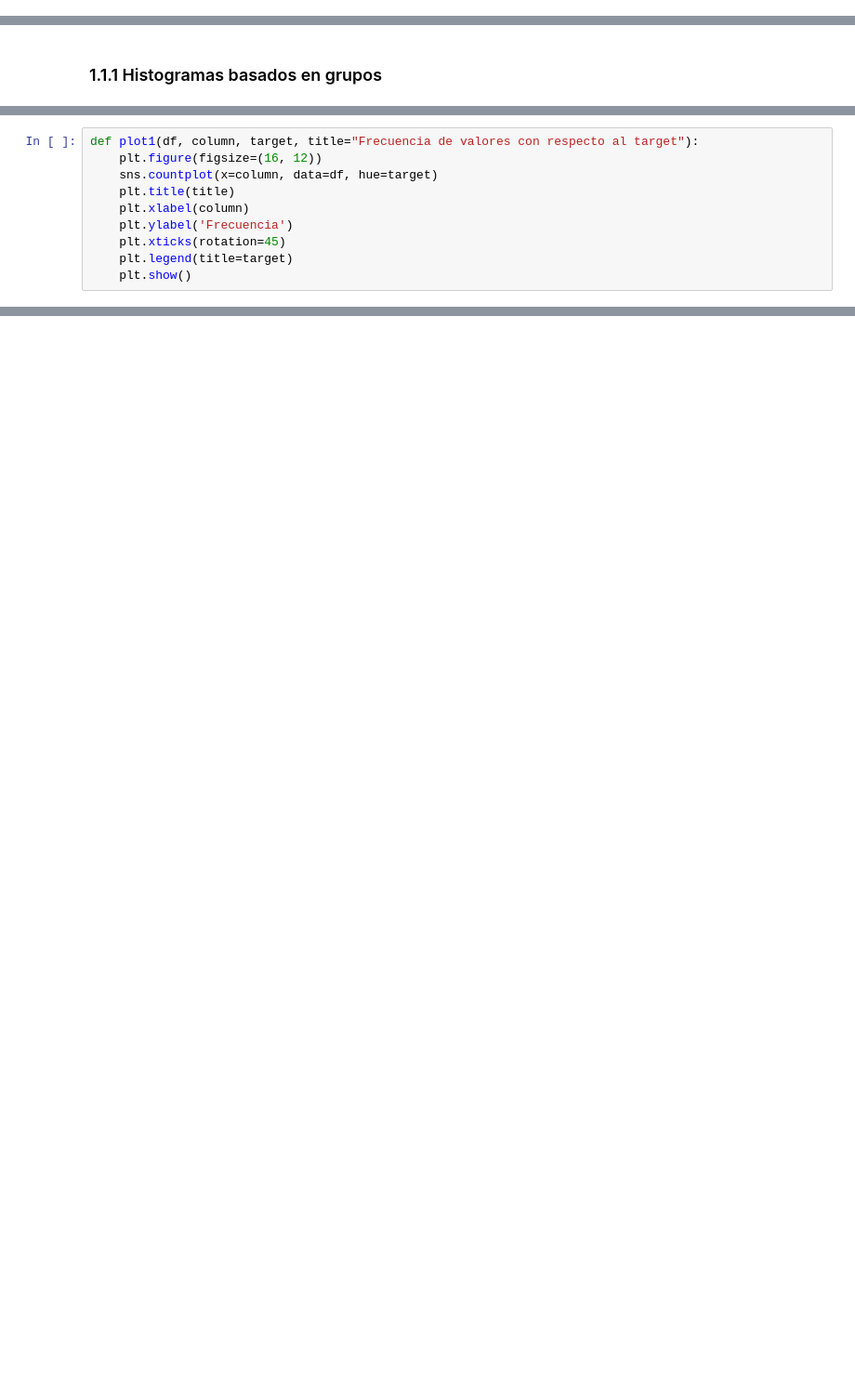
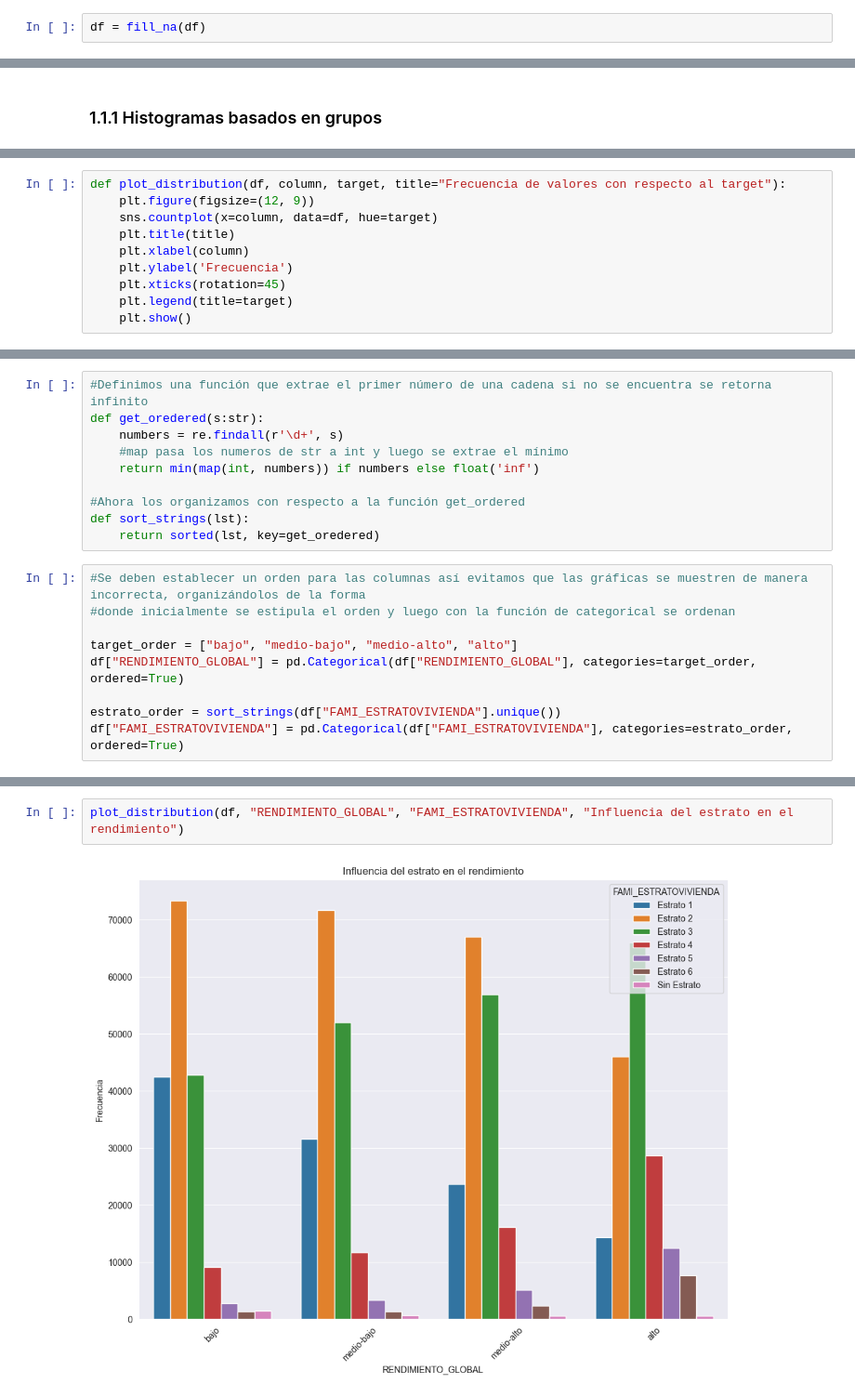
Before and after one commit to Astolfo2332/ICFES_pro_prediction, a Jupyter notebook: Final_proyect.ipynb, the cells around one changed output, grey strips where cells are left out. Shown at 93% size. Drawn from its saved outputs; the diff is of its cells as text; blank space fills up the shorter version.

```diff
--- a/Final_proyect.ipynb
+++ b/Final_proyect.ipynb
@@ -51,0 +147,2 @@ df.head()
+# %%
+df = fill_na(df)
@@ -54,6 +176,6 @@ df.head()
 # %%
-def plot1(df, column, target, title="Frecuencia de valores con respecto al target"):
-    plt.figure(figsize=(16, 12))
+def plot_distribution(df, column, target, title="Frecuencia de valores con respecto al target"):
+    plt.figure(figsize=(12, 9))
     sns.countplot(x=column, data=df, hue=target)
     plt.title(title)
     plt.xlabel(column)
@@ -82,0 +186,19 @@ plot1(df, "RENDIMIENTO_GLOBAL", "FAMI_ESTRATOVIVIENDA", "Frecuencia de valores c
+# %%
+#Definimos una función que extrae el primer número de una cadena si no se encuentra se retorna infinito
+def get_oredered(s:str):
+    numbers = re.findall(r'\d+', s)
+    #map pasa los numeros de str a int y luego se extrae el mínimo
+    return min(map(int, numbers)) if numbers else float('inf')
+
+#Ahora los organizamos con respecto a la función get_ordered
+def sort_strings(lst):
+    return sorted(lst, key=get_oredered)
+# %%
+#Se deben establecer un orden para las columnas así evitamos que las gráficas se muestren de manera incorrecta, organizándolos de la forma
+#donde inicialmente se estipula el orden y luego con la función de categorical se ordenan
+
+target_order = ["bajo", "medio-bajo", "medio-alto", "alto"]
+df["RENDIMIENTO_GLOBAL"] = pd.Categorical(df["RENDIMIENTO_GLOBAL"], categories=target_order, ordered=True)
+
+estrato_order = sort_strings(df["FAMI_ESTRATOVIVIENDA"].unique())
+df["FAMI_ESTRATOVIVIENDA"] = pd.Categorical(df["FAMI_ESTRATOVIVIENDA"], categories=estrato_order, ordered=True)
@@ -82,0 +207,4 @@ plot1(df, "RENDIMIENTO_GLOBAL", "FAMI_ESTRATOVIVIENDA", "Frecuencia de valores c
+# %%
+plot_distribution(df, "RENDIMIENTO_GLOBAL", "FAMI_ESTRATOVIVIENDA", "Influencia del estrato en el rendimiento")
+# %% [output]
+[figure, added]
```
Also changed, not shown: parts of 41 cells of this notebook, 3 other files.
